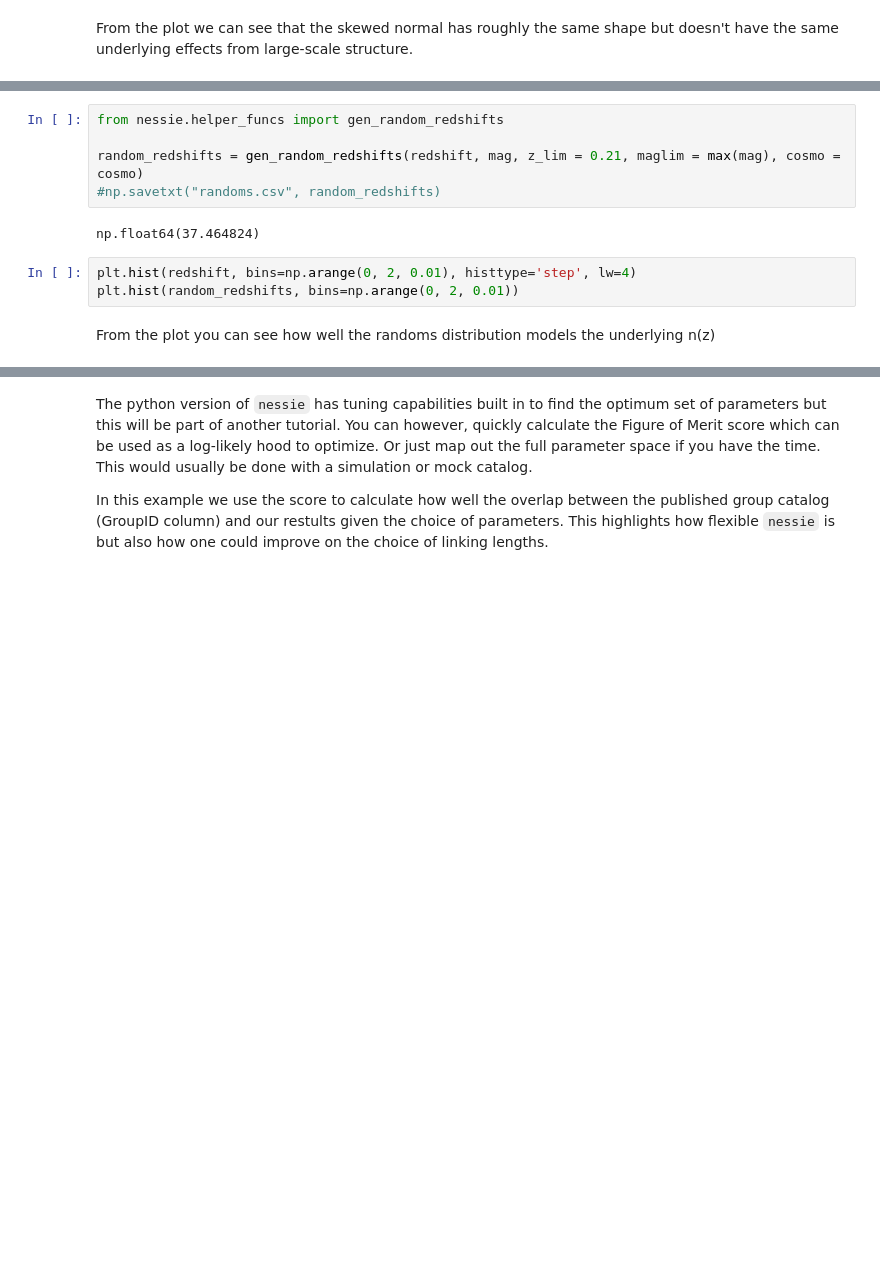
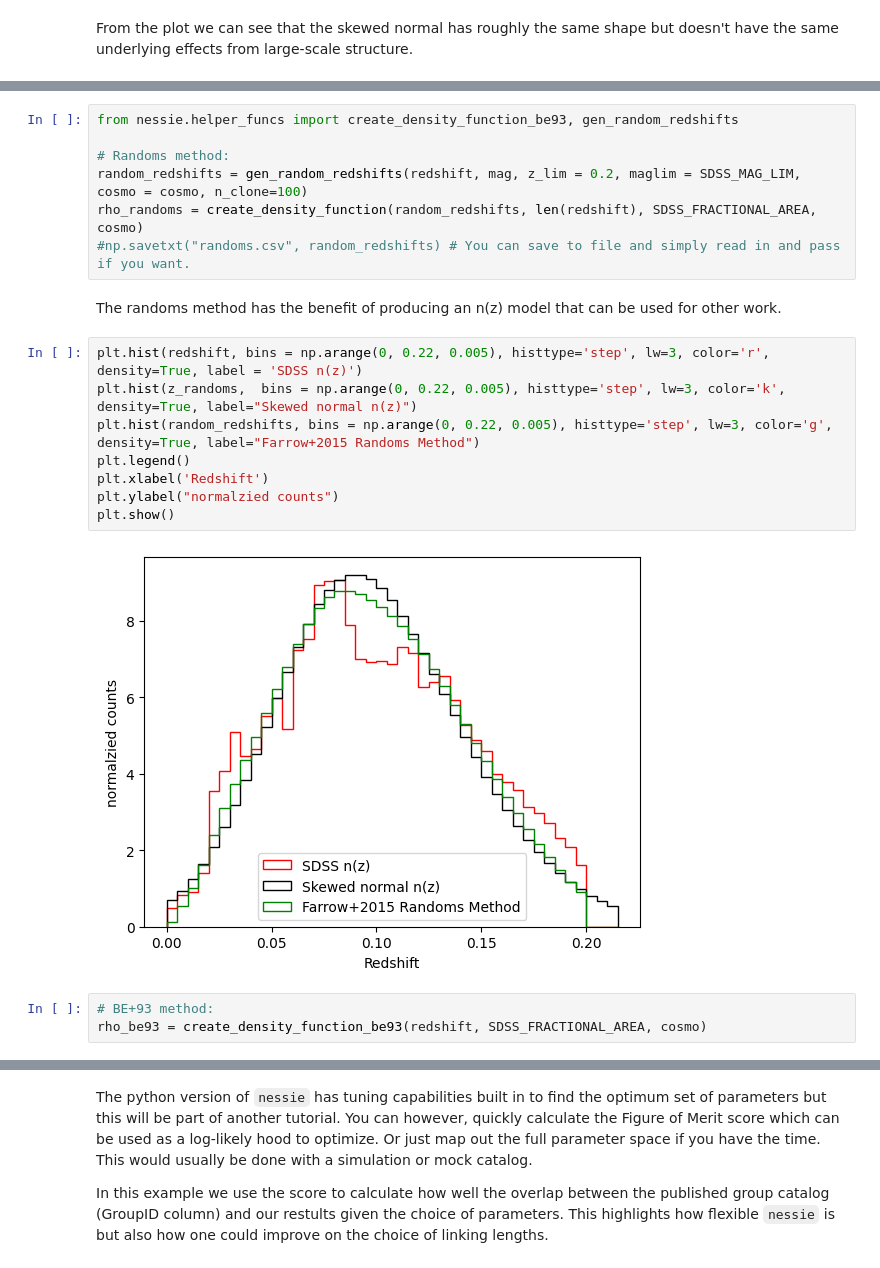
Before and after one commit to TrystanScottLambert/nessie_tutorials, a Jupyter notebook: python/SDSS/sdss.ipynb, the cells around one changed output, grey strips where cells are left out. Saved outputs shown, nothing was run; the diff lists cells and outputs as text; blank space fills up the shorter version.

```diff
--- a/python/SDSS/sdss.ipynb
+++ b/python/SDSS/sdss.ipynb
@@ -73,15 +91,25 @@ From the plot we can see that the skewed normal has roughly the same shape but d
 # %%
-from nessie.helper_funcs import gen_random_redshifts
+from nessie.helper_funcs import create_density_function_be93, gen_random_redshifts
 
-random_redshifts = gen_random_redshifts(redshift, mag, z_lim = 0.21, maglim = max(mag), cosmo = cosmo)
-#np.savetxt("randoms.csv", random_redshifts)
+# Randoms method:
+random_redshifts = gen_random_redshifts(redshift, mag, z_lim = 0.2, maglim = SDSS_MAG_LIM, cosmo = cosmo, n_clone=100)
+rho_randoms = create_density_function(random_redshifts, len(redshift), SDSS_FRACTIONAL_AREA, cosmo)
+#np.savetxt("randoms.csv", random_redshifts) # You can save to file and simply read in and pass if you want.
-# %% [output]
-np.float64(37.464824)
-# %%
-plt.hist(redshift, bins=np.arange(0, 2, 0.01), histtype='step', lw=4)
-plt.hist(random_redshifts, bins=np.arange(0, 2, 0.01))
-# %% [markdown]
-From the plot you can see how well the randoms distribution models the underlying n(z)
+# %% [markdown]
+The randoms method has the benefit of producing an n(z) model that can be used for other work.
+# %%
+plt.hist(redshift, bins = np.arange(0, 0.22, 0.005), histtype='step', lw=3, color='r', density=True, label = 'SDSS n(z)')
+plt.hist(z_randoms,  bins = np.arange(0, 0.22, 0.005), histtype='step', lw=3, color='k', density=True, label="Skewed normal n(z)")
+plt.hist(random_redshifts, bins = np.arange(0, 0.22, 0.005), histtype='step', lw=3, color='g', density=True, label="Farrow+2015 Randoms Method")
+plt.legend()
+plt.xlabel('Redshift')
+plt.ylabel("normalzied counts")
+plt.show()
+# %% [output]
+[figure, added]
+# %%
+# BE+93 method:
+rho_be93 = create_density_function_be93(redshift, SDSS_FRACTIONAL_AREA, cosmo)
 # %%
 rho_skewed = create_density_function(z_randoms, len(z_randoms)/MULTIPLE_FACTOR, SDSS_FRACTIONAL_AREA, cosmo)
 rho_randoms = create_density_function(random_redshifts, len(redshift), SDSS_FRACTIONAL_AREA, cosmo)
```
Also changed, not shown: parts of 21 cells of this notebook.
